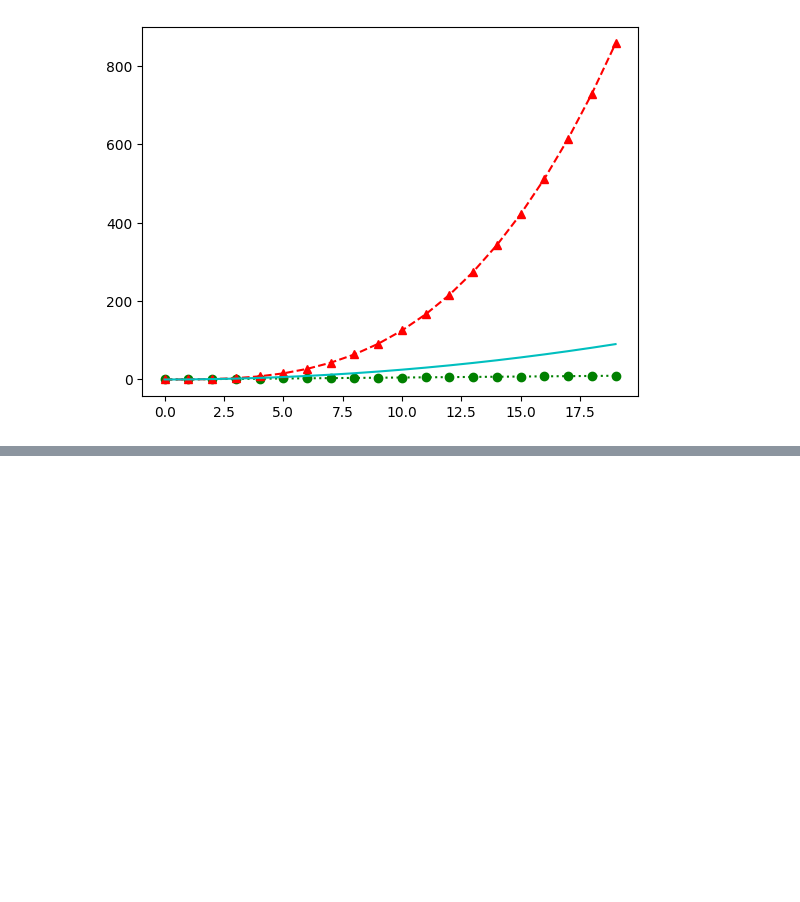
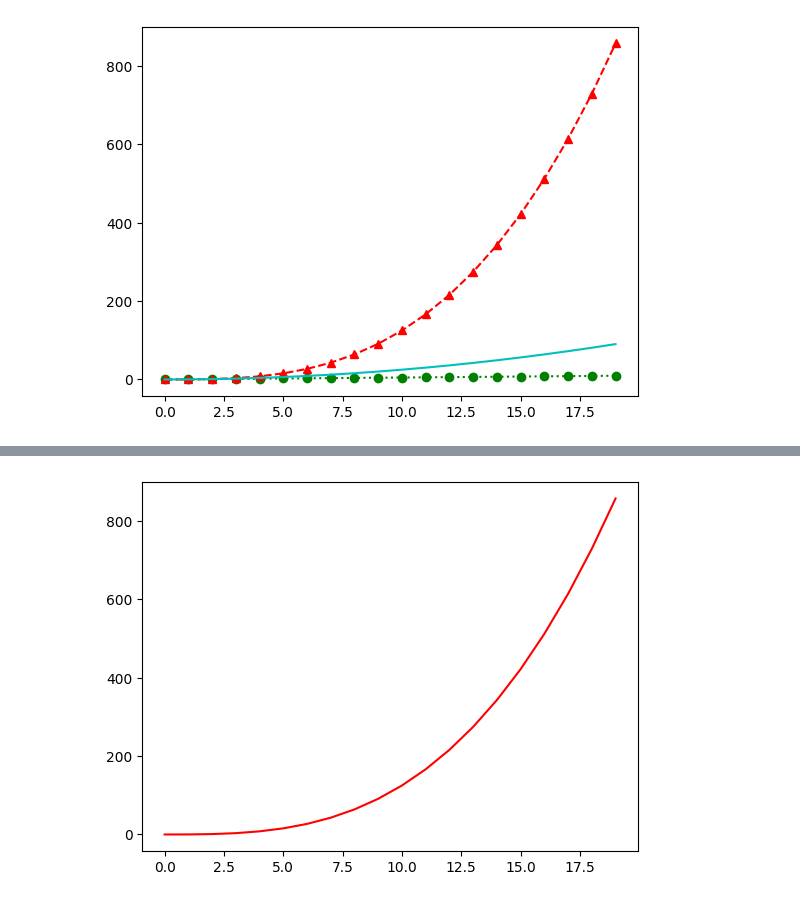
Before and after one commit to qs-ashish05/TensorflowTutorial, a Jupyter notebook: plots/01_basics.ipynb, the cells around one changed output, grey strips where cells are left out. Saved outputs shown, nothing was run; the diff lists cells and outputs as text; code cells hidden in the pictures; blank space fills up the shorter version.

```diff
--- a/plots/01_basics.ipynb
+++ b/plots/01_basics.ipynb
@@ -167,0 +184,7 @@ plt.plot(a, "go:", a**3, "r^--", a**2, "c")
+# %%
+a = np.arange(0,10, 0.5)
+plt.plot(a**3, color = 'red')   # or we can write c = 'red'
+#plt.plot(a**3, c = 'red')
+plt.show()
+# %% [output]
+[figure, added]
```
Also changed, not shown: parts of 37 cells of this notebook, 7 other files.
